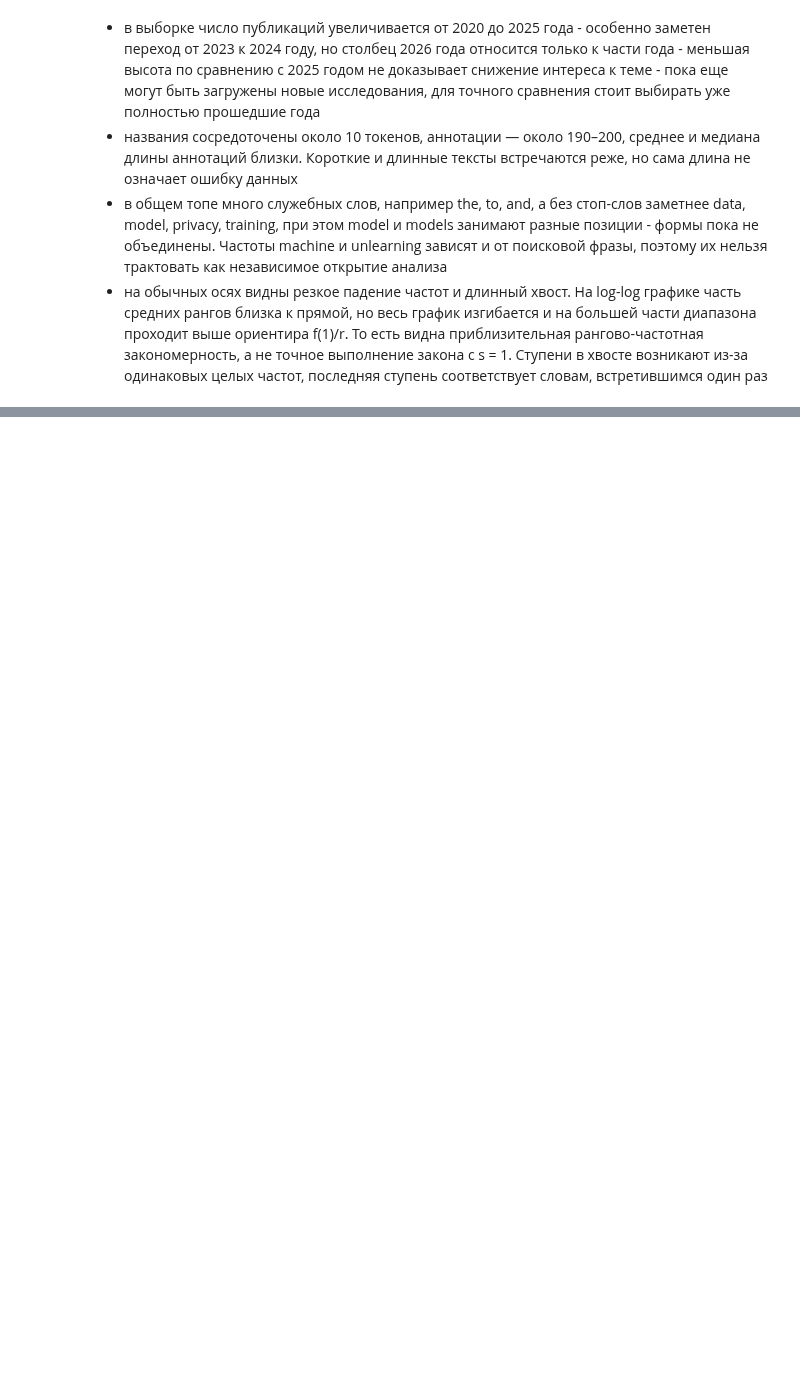
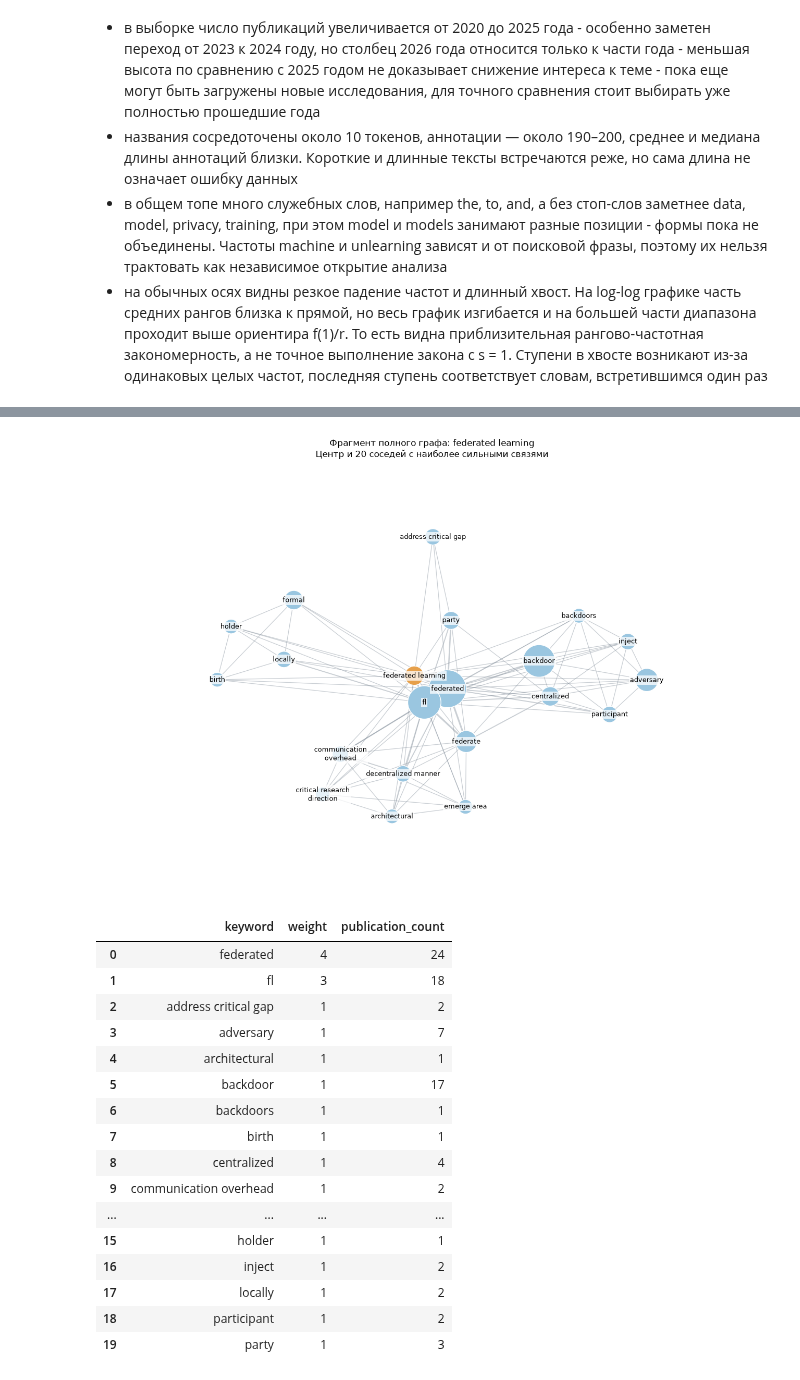
Before and after one commit to nekkkkate/lab-1, a Jupyter notebook: lab_1_machine_unlearning.ipynb, the cells around one changed output, grey strips where cells are left out. Drawn from its saved outputs; the diff is of its cells as text; code cells hidden in the pictures; blank space fills up the shorter version.

```diff
--- a/lab_1_machine_unlearning.ipynb
+++ b/lab_1_machine_unlearning.ipynb
@@ -431,0 +1048,77 @@ if hapax_count:
+# %%
+FOCUS_KEYWORD = "federated learning"
+MAX_NEIGHBORS = 20
+LAYOUT_SEED = 42
+
+
+def select_keyword_neighborhood(graph, focus, max_neighbors=20):
+    columns = ["keyword", "weight", "publication_count"]
+    if focus not in graph:
+        return nx.Graph(), pd.DataFrame(columns=columns)
+    neighbors = sorted(graph.neighbors(focus), key=lambda term: (-graph[focus][term]["weight"], term))[:max_neighbors]
+    table = pd.DataFrame([
+        {"keyword": term, "weight": graph[focus][term]["weight"],
+         "publication_count": graph.nodes[term]["publication_count"]}
+        for term in neighbors
+    ], columns=columns)
+    # Явный порядок нужен и при новом ядре: subgraph не гарантирует порядок вершин.
+    subgraph = graph.subgraph([focus] + neighbors)
+    view = nx.Graph()
+    view.add_nodes_from((term, subgraph.nodes[term]) for term in sorted(subgraph))
+    view.add_edges_from(sorted(
+        (min(source, target), max(source, target), attributes)
+        for source, target, attributes in subgraph.edges(data=True)
+    ))
+    return view, table
+
+
+keyword_graph_view, kg_neighbors = select_keyword_neighborhood(keyword_graph, FOCUS_KEYWORD, MAX_NEIGHBORS)
+kg_positions = {}
+if FOCUS_KEYWORD not in keyword_graph:
+    print(f"Термина '{FOCUS_KEYWORD}' нет среди выбранных тегов. Рисунок пропущен; выберите существующий FOCUS_KEYWORD.")
+else:
+    if kg_neighbors.empty:
+        print(f"'{FOCUS_KEYWORD}' — изолированная вершина, соседей нет.")
+    kg_positions = nx.spring_layout(keyword_graph_view, seed=LAYOUT_SEED, weight="weight", k=0.9, iterations=100)
+    kg_figure, kg_axis = plt.subplots(figsize=(13, 9))
+    nx.draw_networkx_edges(
+        keyword_graph_view, kg_positions, ax=kg_axis,
+        width=[0.5 + 0.45 * data["weight"] for _, _, data in keyword_graph_view.edges(data=True)],
+        edge_color="#7B8794", alpha=0.4,
+    )
+    nx.draw_networkx_nodes(
+        keyword_graph_view, kg_positions, ax=kg_axis,
+        node_size=[300 + 100 * keyword_graph_view.nodes[term]["publication_count"] for term in keyword_graph_view],
+        node_color=["#E6A04B" if term == FOCUS_KEYWORD else "#9AC6E0" for term in keyword_graph_view],
+        edgecolors="white", linewidths=1,
+    )
+    nx.draw_networkx_labels(
+        keyword_graph_view, kg_positions, ax=kg_axis,
+        labels={term: fill(term, width=20, break_long_words=False, break_on_hyphens=False) for term in keyword_graph_view},
+        font_size=9, bbox={"facecolor": "white", "edgecolor": "none", "alpha": 0.75, "pad": 1.5},
+    )
+    kg_axis.set_title(f"Фрагмент полного графа: {FOCUS_KEYWORD}\nЦентр и {len(kg_neighbors)} соседей с наиболее сильными связями")
+    kg_axis.margins(0.2)
+    kg_axis.set_axis_off()
+    kg_figure.tight_layout()
+    plt.show()
+    display(kg_neighbors)
+# %% [output]
+[figure, added]
+|  | keyword | weight | publication_count |
+| 0 | federated | 4 | 24 |
+| 1 | fl | 3 | 18 |
+| 2 | address critical gap | 1 | 2 |
+| 3 | adversary | 1 | 7 |
+| 4 | architectural | 1 | 1 |
+| 5 | backdoor | 1 | 17 |
+| 6 | backdoors | 1 | 1 |
+| 7 | birth | 1 | 1 |
+| 8 | centralized | 1 | 4 |
+| 9 | communication overhead | 1 | 2 |
+| ... | ... | ... | ... |
+| 15 | holder | 1 | 1 |
+| 16 | inject | 1 | 2 |
+| 17 | locally | 1 | 2 |
+| 18 | participant | 1 | 2 |
+| 19 | party | 1 | 3 |
```
Also changed, not shown: parts of 46 cells of this notebook.
